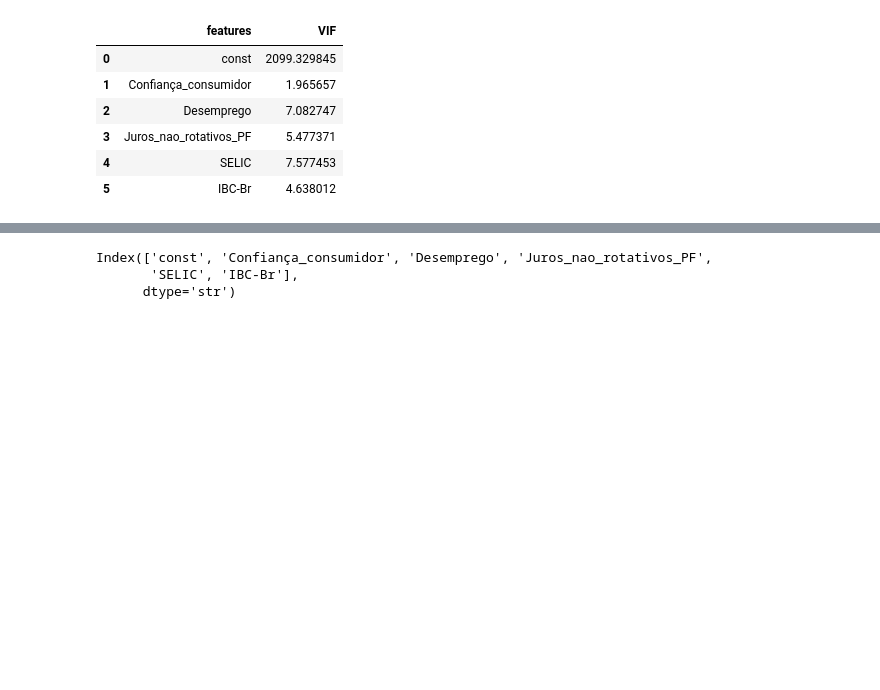
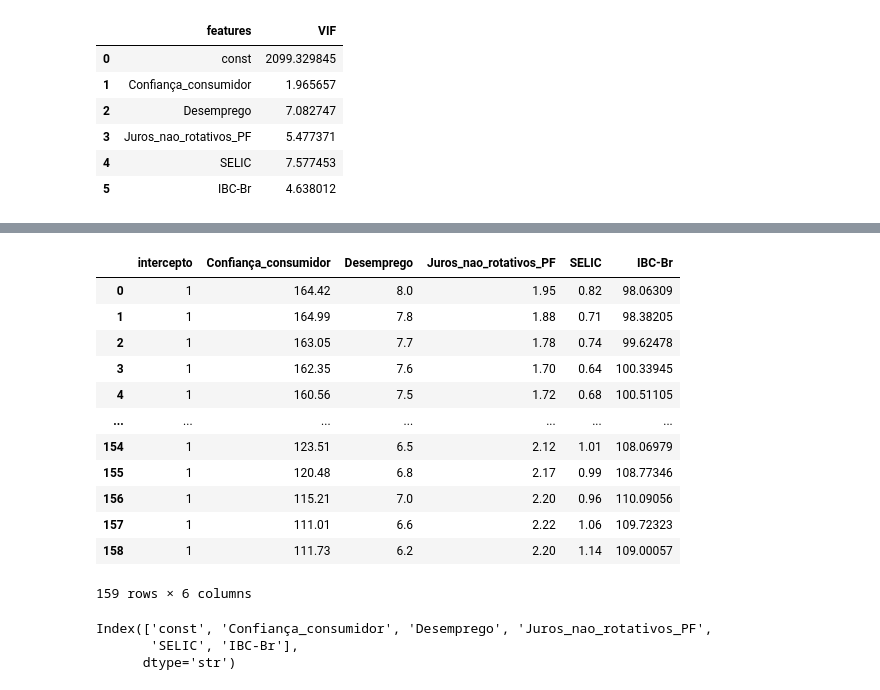
Before and after one commit to WesleySouza13/MacroEconomic-Modeling-Inverse-Problems-for-Default-Estimation-, a Jupyter notebook: notebooks/EDA.ipynb, the cells around one changed output, grey strips where cells are left out. Saved outputs shown, nothing was run; the diff lists cells and outputs as text; code cells hidden in the pictures; blank space fills up the shorter version.

```diff
--- a/notebooks/EDA.ipynb
+++ b/notebooks/EDA.ipynb
@@ -261,9 +330,9 @@ vif_df
 # %%
-df = df.reset_index()
+X_train = X_train.reset_index()
 path_modelagem = os.path.join('..', 'modeling', 'scripts', 'output', 'data_modelagem.txt')
 path_vetor_y = os.path.join('..','modeling', 'scripts', 'output', 'vetor_resposta.txt')
-vetor_resposta = df['Inadimplencia_PF']
+vetor_resposta = y_train
 vetor_resposta.to_csv(path_vetor_y, sep=',', index=False)
-df = df.drop(['data', 'Inadimplencia_PF'], axis=1)
-df.insert(0, 'intercepto',1)
-df.to_csv(path_modelagem, sep=',', index=False)
+X_train= X_train.drop(['data', 'Inadimplencia_PF'], axis=1)
+X_train.insert(0, 'intercepto',1)
+X_train.to_csv(path_modelagem, sep=',', index=False)
@@ -273,3 +339,19 @@ df.to_csv(path_modelagem, sep=',', index=False)
+# %%
+X_train
+# %% [output]
+|  | intercepto | Confiança_consumidor | Desemprego | Juros_nao_rotativos_PF | SELIC | IBC-Br |
+| 0 | 1 | 164.42 | 8.0 | 1.95 | 0.82 | 98.06309 |
+| 1 | 1 | 164.99 | 7.8 | 1.88 | 0.71 | 98.38205 |
+| 2 | 1 | 163.05 | 7.7 | 1.78 | 0.74 | 99.62478 |
+| 3 | 1 | 162.35 | 7.6 | 1.70 | 0.64 | 100.33945 |
+| 4 | 1 | 160.56 | 7.5 | 1.72 | 0.68 | 100.51105 |
+| ... | ... | ... | ... | ... | ... | ... |
+| 154 | 1 | 123.51 | 6.5 | 2.12 | 1.01 | 108.06979 |
+| 155 | 1 | 120.48 | 6.8 | 2.17 | 0.99 | 108.77346 |
+| 156 | 1 | 115.21 | 7.0 | 2.20 | 0.96 | 110.09056 |
+| 157 | 1 | 111.01 | 6.6 | 2.22 | 1.06 | 109.72323 |
+| 158 | 1 | 111.73 | 6.2 | 2.20 | 1.14 | 109.00057 |
+159 rows × 6 columns
 # %%
 #os.path.exists(path_modelagem)
 # %%
```
Also changed, not shown: parts of 10 cells of this notebook, 4 other files.
